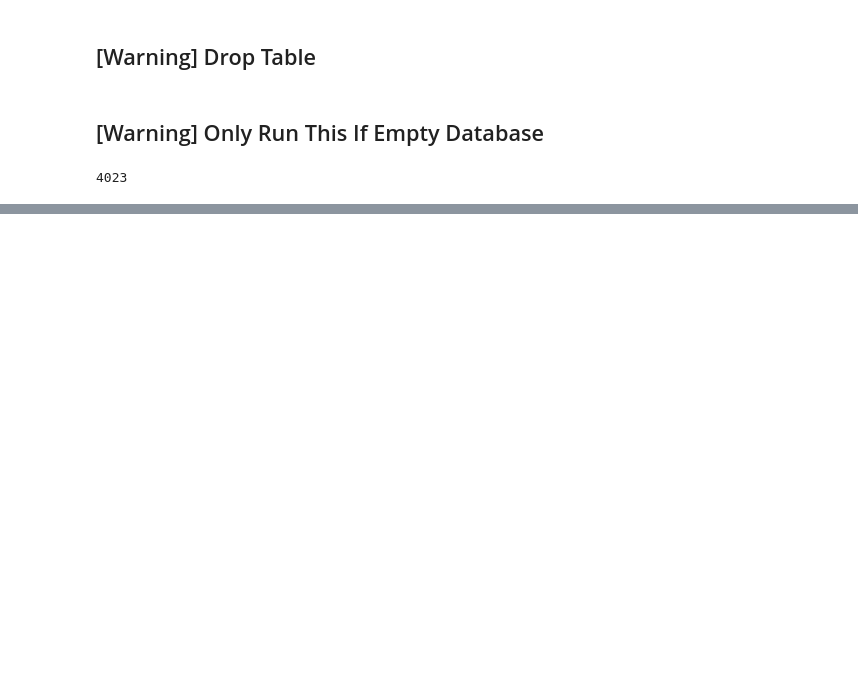
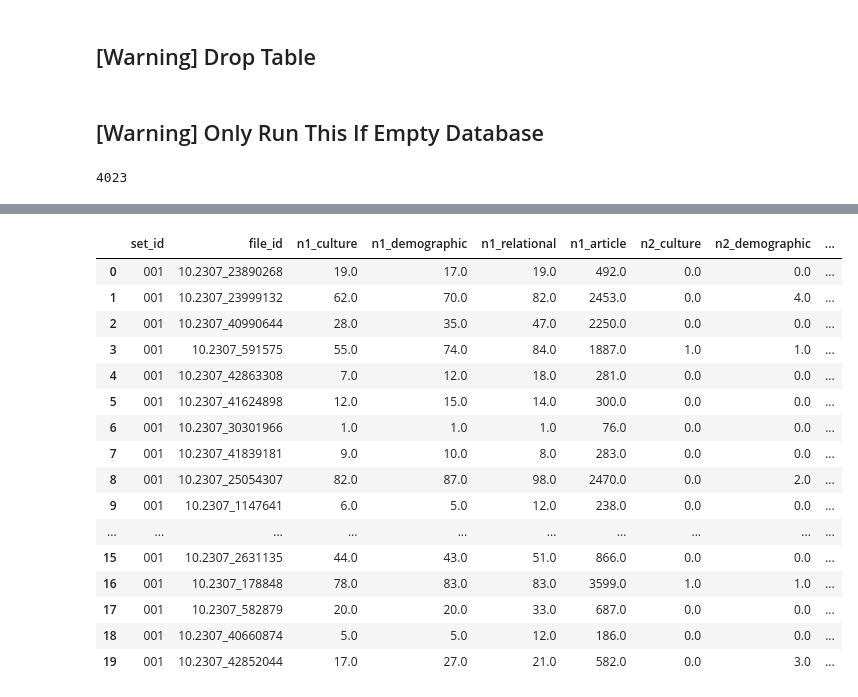
Before and after one commit to lishixuan001/Computational-Analysis-For-Social-Science, a Jupyter notebook: N-Gram/FixedMappingVersion/DatabaseManagement.ipynb, the cells around one changed output, grey strips where cells are left out. Drawn from its saved outputs; the diff is of its cells as text; code cells hidden in the pictures; blank space fills up the shorter version.

```diff
--- a/N-Gram/FixedMappingVersion/DatabaseManagement.ipynb
+++ b/N-Gram/FixedMappingVersion/DatabaseManagement.ipynb
@@ -135,0 +176,38 @@ breakpoint_id = get_breakpoint_article_id()
+# %%
+db_root = "./map_results"
+db_name = "map_results_001.db"
+conn = sqlite3.connect(join(db_root, db_name))
+cur = conn.cursor()
+cur.execute('SELECT * FROM map_result')
+database_collection = cur.fetchall()
+cur.close()
+conn.close()
+
+columns = ["set_id", "file_id",
+           "n1_culture", "n1_demographic", "n1_relational", "n1_article",
+           "n2_culture", "n2_demographic", "n2_relational", "n2_article",
+           "n3_culture", "n3_demographic", "n3_relational", "n3_article",
+           "culture_count", "demographic_count", "relational_count", "article_count"]
+data = database_collection[:20]
+index = list(range(len(data)))
+
+df_database = pd.DataFrame(data, columns=columns, index=index)
+df_database
+# %% [output]
+|  | set_id | file_id | n1_culture | n1_demographic | n1_relational | n1_article | n2_culture | n2_demographic | ... |
+| 0 | 001 | 10.2307_23890268 | 19.0 | 17.0 | 19.0 | 492.0 | 0.0 | 0.0 | ... |
+| 1 | 001 | 10.2307_23999132 | 62.0 | 70.0 | 82.0 | 2453.0 | 0.0 | 4.0 | ... |
+| 2 | 001 | 10.2307_40990644 | 28.0 | 35.0 | 47.0 | 2250.0 | 0.0 | 0.0 | ... |
+| 3 | 001 | 10.2307_591575 | 55.0 | 74.0 | 84.0 | 1887.0 | 1.0 | 1.0 | ... |
+| 4 | 001 | 10.2307_42863308 | 7.0 | 12.0 | 18.0 | 281.0 | 0.0 | 0.0 | ... |
+| 5 | 001 | 10.2307_41624898 | 12.0 | 15.0 | 14.0 | 300.0 | 0.0 | 0.0 | ... |
+| 6 | 001 | 10.2307_30301966 | 1.0 | 1.0 | 1.0 | 76.0 | 0.0 | 0.0 | ... |
+| 7 | 001 | 10.2307_41839181 | 9.0 | 10.0 | 8.0 | 283.0 | 0.0 | 0.0 | ... |
+| 8 | 001 | 10.2307_25054307 | 82.0 | 87.0 | 98.0 | 2470.0 | 0.0 | 2.0 | ... |
+| 9 | 001 | 10.2307_1147641 | 6.0 | 5.0 | 12.0 | 238.0 | 0.0 | 0.0 | ... |
+| ... | ... | ... | ... | ... | ... | ... | ... | ... | ... |
+| 15 | 001 | 10.2307_2631135 | 44.0 | 43.0 | 51.0 | 866.0 | 0.0 | 0.0 | ... |
+| 16 | 001 | 10.2307_178848 | 78.0 | 83.0 | 83.0 | 3599.0 | 1.0 | 1.0 | ... |
+| 17 | 001 | 10.2307_582879 | 20.0 | 20.0 | 33.0 | 687.0 | 0.0 | 0.0 | ... |
+| 18 | 001 | 10.2307_40660874 | 5.0 | 5.0 | 12.0 | 186.0 | 0.0 | 0.0 | ... |
+| 19 | 001 | 10.2307_42852044 | 17.0 | 27.0 | 21.0 | 582.0 | 0.0 | 3.0 | ... |
```
Also changed, not shown: parts of 5 cells of this notebook, 32 other files.
